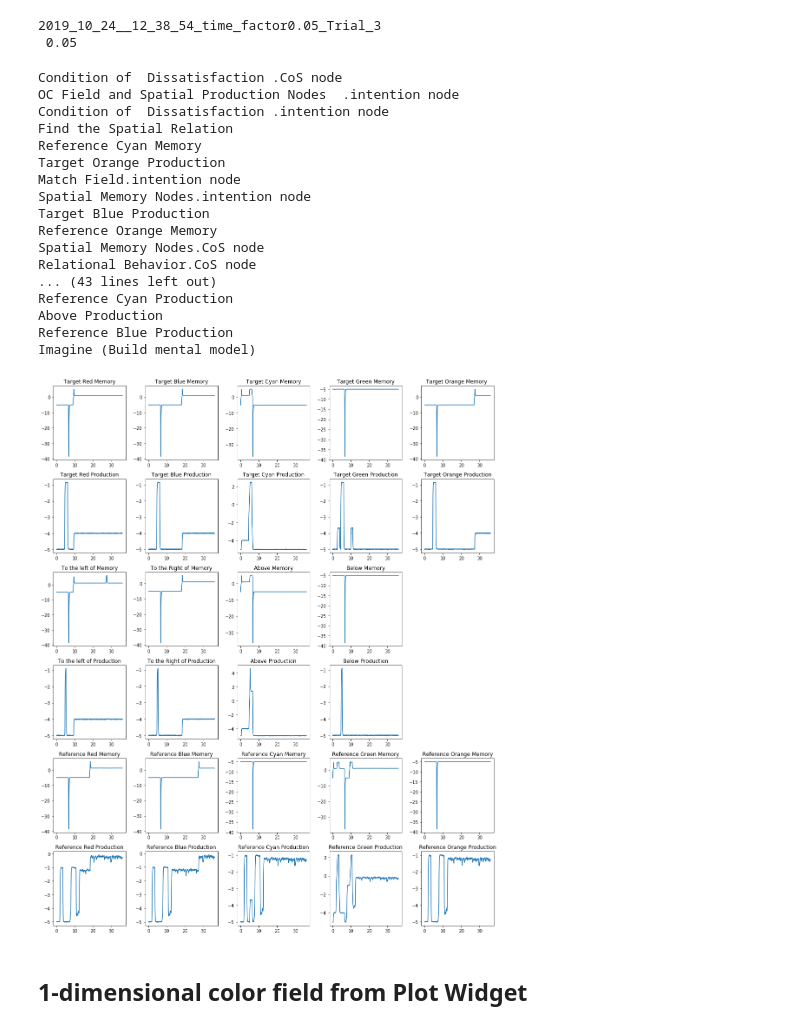
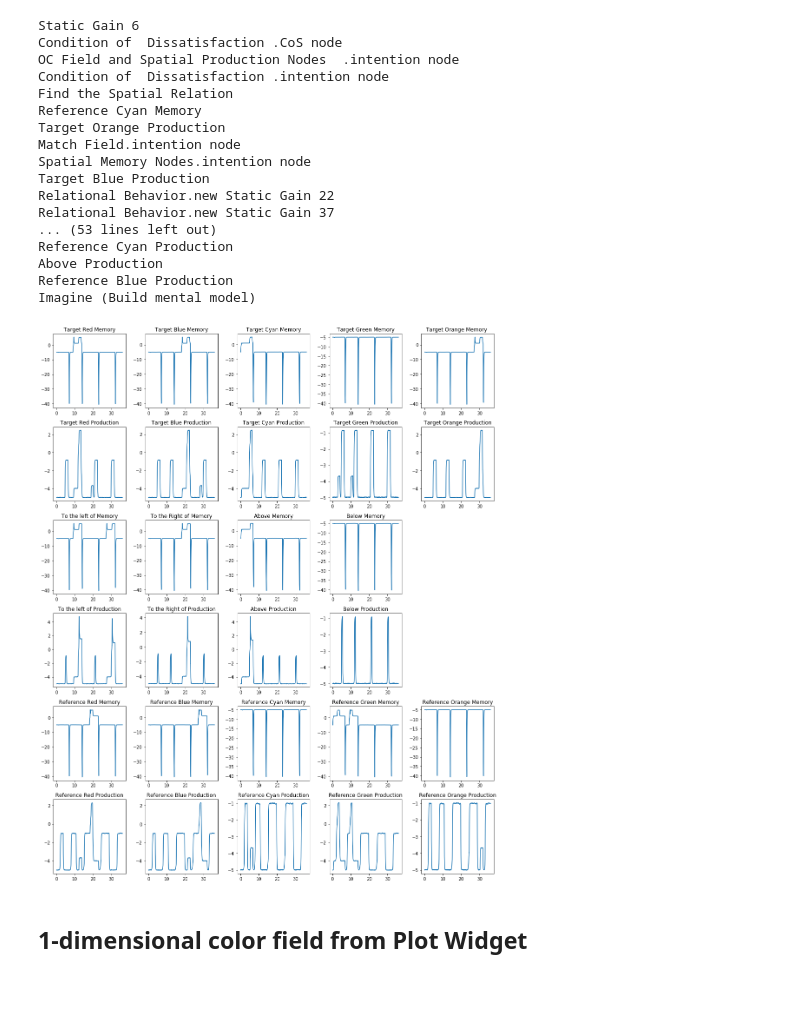
Before and after one commit to rturon/dft_in_nengo, a Jupyter notebook: notebooks/Plot_cedar_modules.ipynb, the cells around one changed output. Saved outputs shown, nothing was run; the diff lists cells and outputs as text; code cells hidden in the pictures; blank space fills up the shorter version.

```diff
--- a/notebooks/Plot_cedar_modules.ipynb
+++ b/notebooks/Plot_cedar_modules.ipynb
@@ -7,13 +10,10 @@ import os
 # %%
 path_start = '/home/rabea/cedarRecordings/mental_imagery_extended_recording/'
-trial_path = 'Nengo_test_2019_10_24__12_38_54_time_factor0.05/Trial_3/'
+trial_path = 'Nengo_test_2019_10_24__10_30_13_time_factor0.26/Trial_3/'
 path = path_start + trial_path
 files = glob.glob(path + '*.csv')
 
 dir_name = trial_path[11:-1]
 dir_name = dir_name.replace('/','_')
-time_factor = dir_name.split('time_factor',1)[1].split('_',1)[0]
-print(dir_name,'\n', time_factor)
+# time_factor = dir_name.split('time_factor',1)[1].split('_',1)[0]
+# print(dir_name,'\n', time_factor)
-# %% [output]
-2019_10_24__12_38_54_time_factor0.05_Trial_3
- 0.05
@@ -27,15 +25,13 @@ def get_name(filepath):
 
     return name
 # %%
-# modules_3d = ['Attention', 'Perception', 'Static Gain 3', 'Projection 5', 'Projection 11',
-#               'Projection 2', 'Projection 28', 'Projection 29', 'Static Gain 20',
-#               'Static Gain 41', 'Static Gain 53']
 cedar_data = {}
 for filepath in files:
     module_name = get_name(filepath)
     print(module_name)
     cedar_data[module_name] = pd.read_csv(filepath, skiprows=1, header=None)
 # %% [output]
+Static Gain 6
 Condition of  Dissatisfaction .CoS node
 OC Field and Spatial Production Nodes  .intention node
 Condition of  Dissatisfaction .intention node
@@ -45,10 +41,9 @@ Target Orange Production
 Match Field.intention node
 Spatial Memory Nodes.intention node
 Target Blue Production
-Reference Orange Memory
-Spatial Memory Nodes.CoS node
-Relational Behavior.CoS node
-... (43 lines left out)
+Relational Behavior.new Static Gain 22
+Relational Behavior.new Static Gain 37
+... (53 lines left out)
 Reference Cyan Production
 Above Production
 Reference Blue Production
@@ -110,38 +54,38 @@ def plot_1dneuralfield(nf_data, time_points, title=None, save=False):
 # %%
-plot_1d = ['Target Red Memory', 'Target Blue Memory', 'Target Cyan Memory',
+plot_0d = ['Target Red Memory', 'Target Blue Memory', 'Target Cyan Memory',
            'Target Green Memory', 'Target Orange Memory ', 'Target Red Production',
            'Target Blue Production', 'Target Cyan Production', 'Target Green Production',
            'Target Orange Production', 'To the left of Memory', 'To the Right of Memory',
            'Above Memory', 'Below Memory', 'Empty','To the left of Production',
            'To the Right of Production', 'Above Production', 'Below Production', 'Empty',
            'Reference Red Memory', 'Reference Blue Memory', 'Reference Cyan Memory',
            'Reference Green Memory', 'Reference Orange Memory',
            'Reference Red Production', 'Reference Blue Production',
            'Reference Cyan Production', 'Reference Green Production',
            'Reference Orange Production']
 
 plt.figure(figsize=(15,18))
-for i, name in enumerate(plot_1d):
+for i, name in enumerate(plot_0d):
     if name == 'Empty':
         continue
     plt.subplot(6,5,i+1)
 
     x = cedar_data[name][0]
     x = [float(t.rsplit(' ', 1)[0]) for t in x]
     plt.plot(x, cedar_data[name][1])
     name_split = name.rsplit('.',1)
     if len(name_split) > 1:
         plt.title(name_split[1])
     else:
         plt.title(name)
 
 plt.tight_layout()
 if not os.path.isdir('../../images/%s' %dir_name):
     os.mkdir('../../images/%s' %dir_name)
-plt.savefig('../../images/%s/Memory and Production Nodes_%s.png' %(dir_name, time_factor))
+# plt.savefig('../../images/%s/Memory and Production Nodes_%s.png' %(dir_name, time_factor))
 plt.show()
 # %% [output]
-[figure, old version]
+[figure, new version]
 # %% [markdown]
 ## 1-dimensional color field from Plot Widget
 # %%
```
Also changed, not shown: parts of 8 cells of this notebook.
